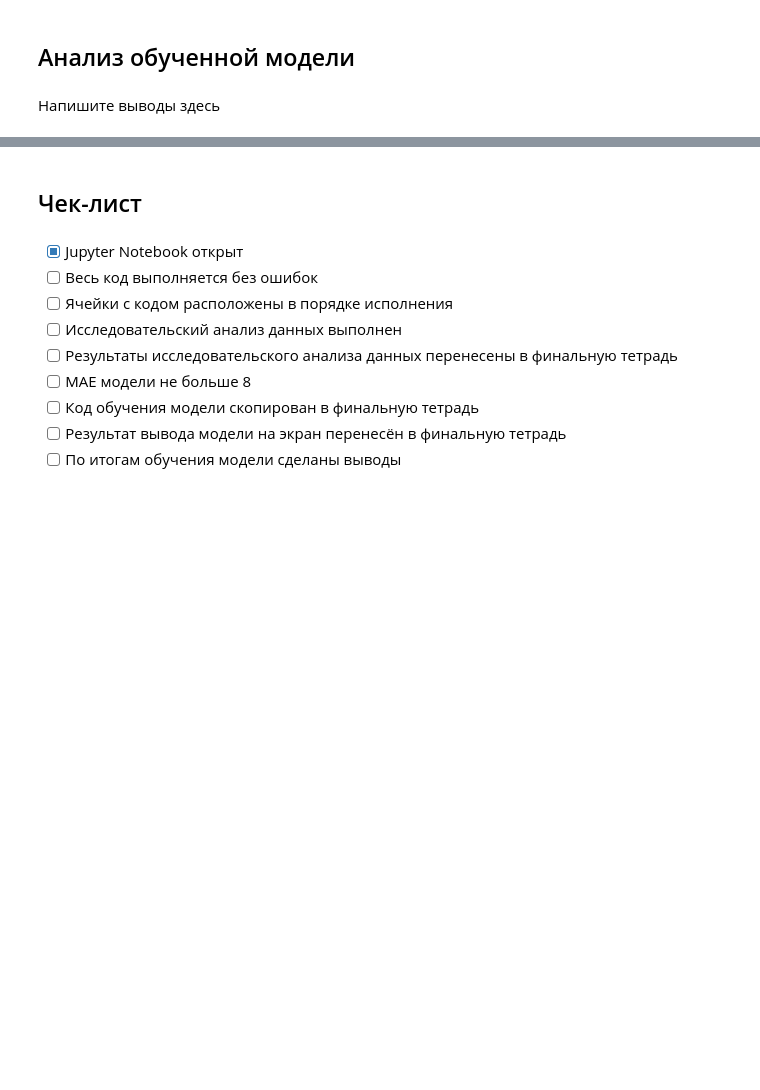
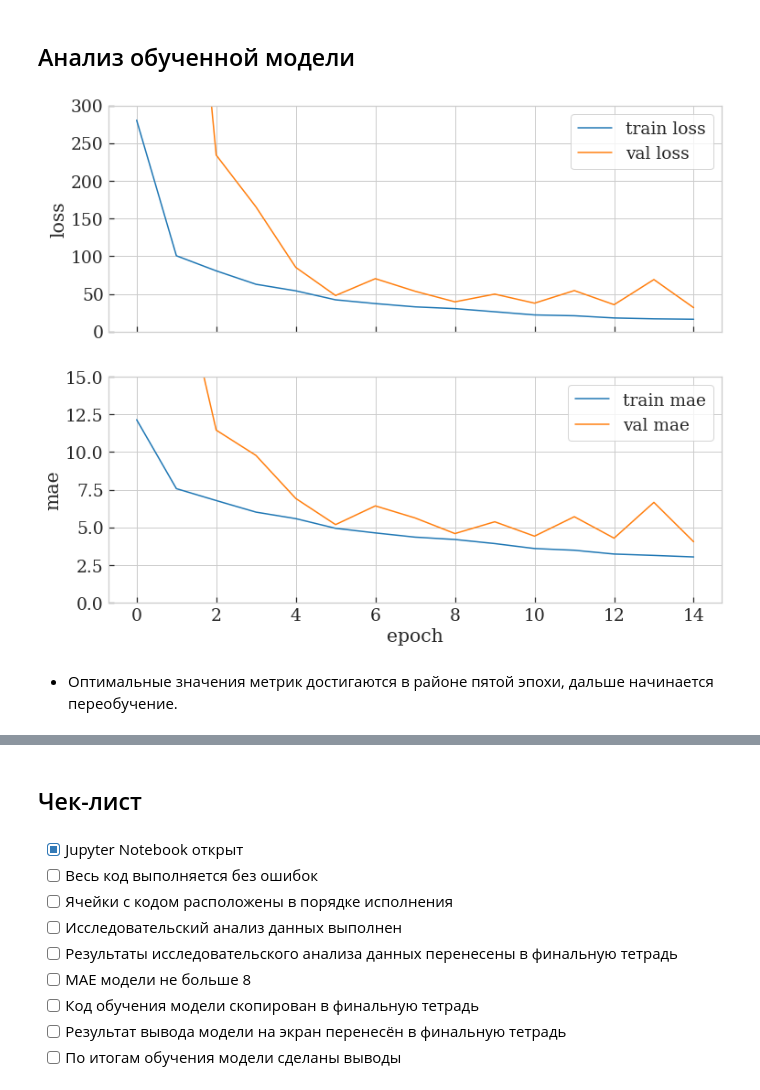
Before and after one commit to mbelveder/praktikum, a Jupyter notebook: 14_hleb/face_age_report.ipynb, the cells around one changed output, grey strips where cells are left out. Cells and saved outputs as stored; diff of their text form; code cells hidden in the pictures; blank space fills up the shorter version.

````diff
--- a/14_hleb/face_age_report.ipynb
+++ b/14_hleb/face_age_report.ipynb
@@ -13,3 +11,19 @@ import numpy as np
+# %%
+from tensorflow.keras.preprocessing.image import ImageDataGenerator
+import matplotlib.pyplot as plt
+import pandas as pd
+
+import numpy as np
+
+import seaborn as sns
+plt.style.use('seaborn-paper')
+sns.set_context('notebook', font_scale=1.7)
+sns.set_style('whitegrid', rc={'ytick.left':True, 'ytick.direction':'in',
+                               'xtick.bottom':True, 'xtick.direction':'in',
+                               'ytick.minor.visible':True})
+plt.rc('font', family='serif', variant='small-caps')
+# Для Jupyter
+%config InlineBackend.figure_formatb = 'retina'
 # %%
 ls /datasets/faces/
 # %% [output]
@@ -224,5 +232,36 @@ Test MAE: 4.0477
 ```
 # %% [markdown]
 ## Анализ обученной модели
-# %% [markdown]
-Напишите выводы здесь
+# %%
+train_loss = [280.5461, 100.5610, 80.5440, 62.7001, 54.0444, 42.0974, 37.0981, 32.7492,
+              30.4181, 26.2539, 22.0327, 20.9610, 18.0144, 16.8667, 16.2953]
+
+val_loss = [1083.0161, 791.1268, 234.1786, 165.3824, 85.1227, 47.8399, 70.1562, 53.4634,
+            39.4309, 49.6669, 37.6475, 54.3763, 35.6480, 68.9633, 31.6392]
+
+train_mae = [12.1524, 7.5738, 6.7856, 6.0179, 5.5857, 4.9433, 4.6369, 4.3559, 4.2004,
+             3.9298, 3.6028, 3.4885, 3.2365, 3.1464, 3.0434]
+
+val_mae = [28.2445, 22.9260, 11.4590, 9.7786, 6.9226, 5.1888, 6.4318, 5.6295, 4.5941,
+           5.3770, 4.4215, 5.7138, 4.2890, 6.6657, 4.0477]
+
+fig, (ax, ax1) = plt.subplots(2, 1, figsize=(12, 10), sharex=True)
+
+ax.plot(train_loss, label='train loss')
+ax.plot(val_loss, label='val loss')
+ax.set_ylabel('loss')
+ax.set_ylim(0, 300)
+ax.legend()
+
+ax1.plot(train_mae, label='train mae')
+ax1.plot(val_mae, label='val mae')
+ax1.set_ylabel('mae')
+ax1.set_ylim(0, 15)
+ax1.set_xlabel('epoch')
+ax1.legend()
+
+plt.show()
+# %% [output]
+[figure, added]
+# %% [markdown]
+* Оптимальные значения метрик достигаются в районе пятой эпохи, дальше начинается переобучение.
````
Also changed, not shown: parts of 4 cells of this notebook.
